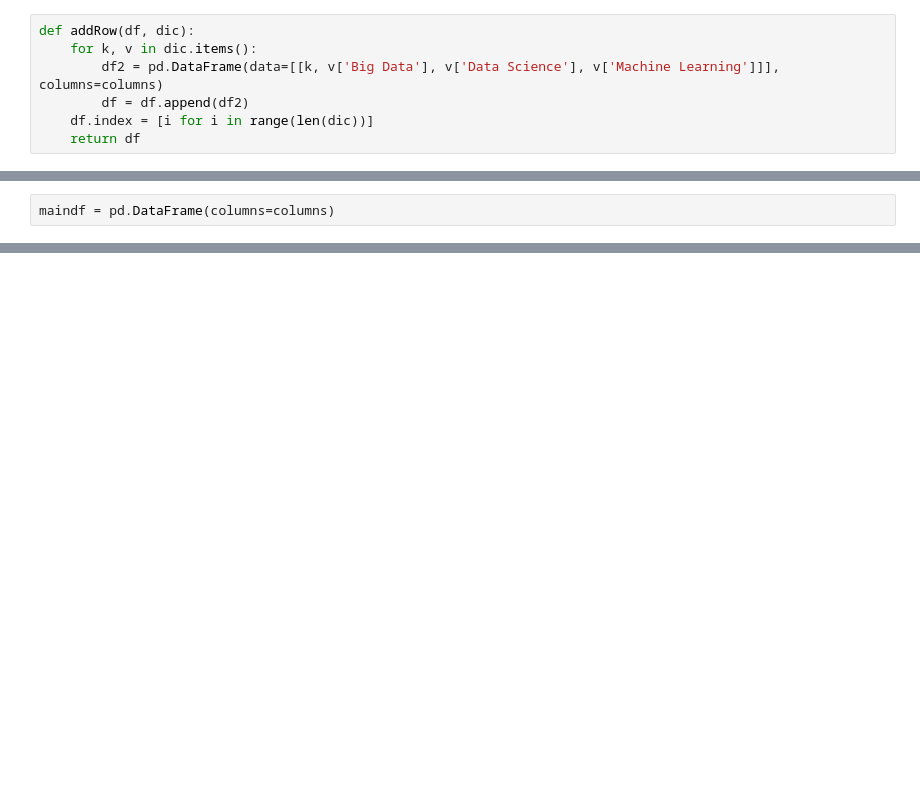
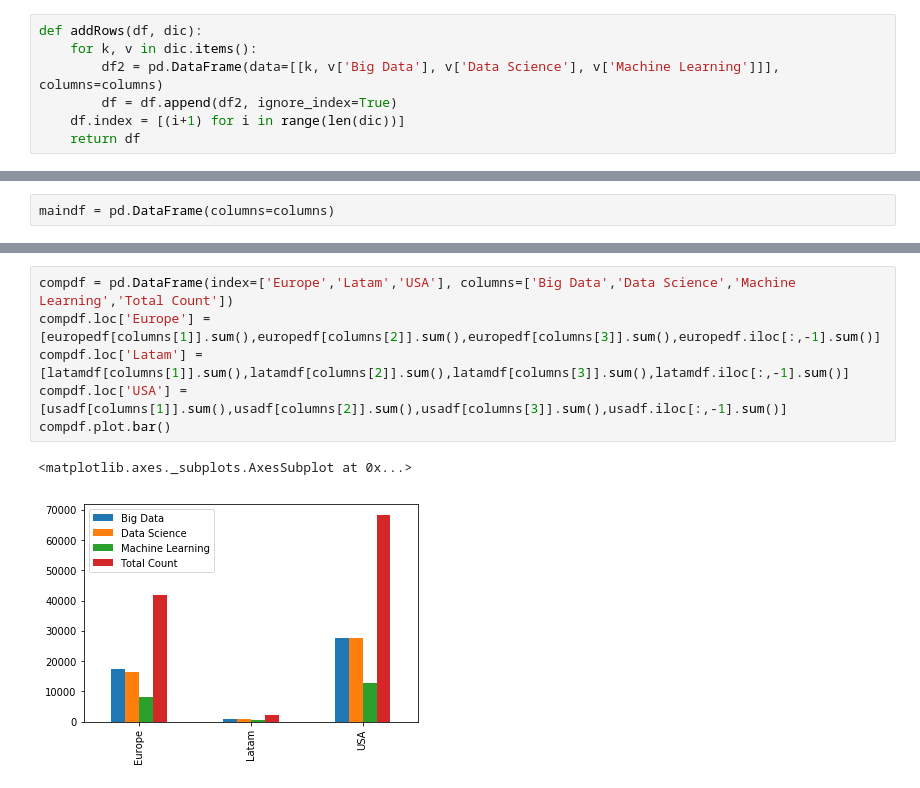
Before and after one commit to alexisriva/ProyectoAED, a Jupyter notebook: project.ipynb, the cells around one changed output, grey strips where cells are left out. Drawn from its saved outputs; the diff is of its cells as text; blank space fills up the shorter version.

```diff
--- a/project.ipynb
+++ b/project.ipynb
@@ -40,7 +73,7 @@ cities
 # %%
-def addRow(df, dic):
+def addRows(df, dic):
     for k, v in dic.items():
         df2 = pd.DataFrame(data=[[k, v['Big Data'], v['Data Science'], v['Machine Learning']]], columns=columns)
-        df = df.append(df2)
-    df.index = [i for i in range(len(dic))]
+        df = df.append(df2, ignore_index=True)
+    df.index = [(i+1) for i in range(len(dic))]
     return df
@@ -72,0 +169,9 @@ maindf['Total New Tech Job Offers'] = maindf.apply(lambda x: x[columns[1]] + x[c
+# %%
+compdf = pd.DataFrame(index=['Europe','Latam','USA'], columns=['Big Data','Data Science','Machine Learning','Total Count'])
+compdf.loc['Europe'] = [europedf[columns[1]].sum(),europedf[columns[2]].sum(),europedf[columns[3]].sum(),europedf.iloc[:,-1].sum()]
+compdf.loc['Latam'] = [latamdf[columns[1]].sum(),latamdf[columns[2]].sum(),latamdf[columns[3]].sum(),latamdf.iloc[:,-1].sum()]
+compdf.loc['USA'] = [usadf[columns[1]].sum(),usadf[columns[2]].sum(),usadf[columns[3]].sum(),usadf.iloc[:,-1].sum()]
+compdf.plot.bar()
+# %% [output]
+<matplotlib.axes._subplots.AxesSubplot at 0x...>
+[figure, added]
```
Also changed, not shown: parts of 19 cells of this notebook, 5 other files.
